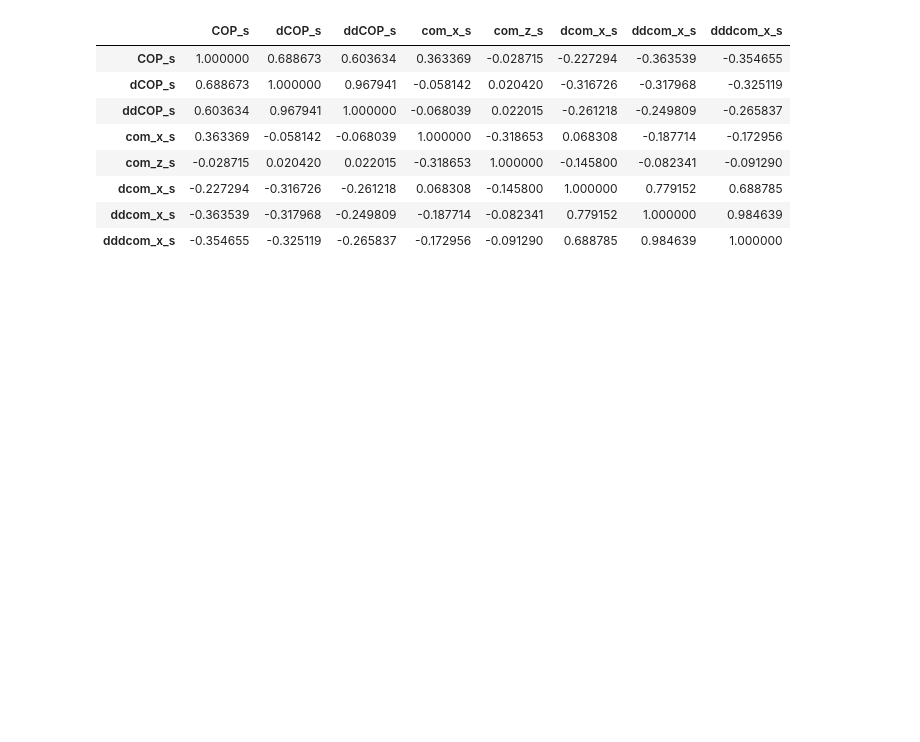
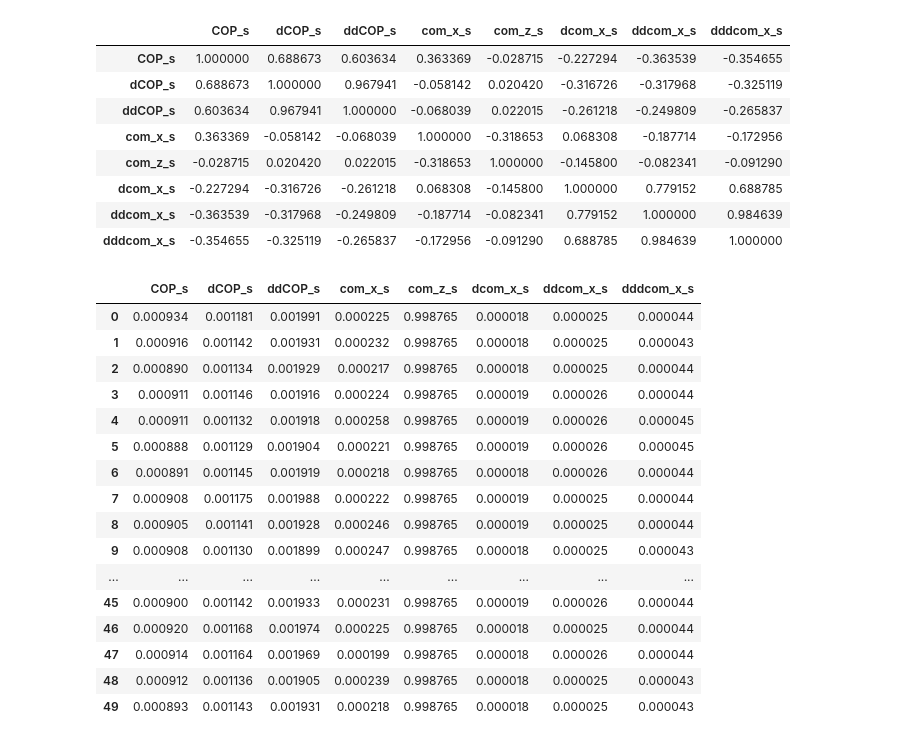
Before and after one commit to dalmatian-jp/MPC_donuts, a Jupyter notebook: analing_masani.ipynb, the cells around one changed output. Saved outputs shown, nothing was run; the diff lists cells and outputs as text; code cells hidden in the pictures; blank space fills up the shorter version.

```diff
--- a/analing_masani.ipynb
+++ b/analing_masani.ipynb
@@ -191,3 +191,23 @@ correlation_matrix
 | dcom_x_s | -0.227294 | -0.316726 | -0.261218 | 0.068308 | -0.145800 | 1.000000 | 0.779152 | 0.688785 |
 | ddcom_x_s | -0.363539 | -0.317968 | -0.249809 | -0.187714 | -0.082341 | 0.779152 | 1.000000 | 0.984639 |
 | dddcom_x_s | -0.354655 | -0.325119 | -0.265837 | -0.172956 | -0.091290 | 0.688785 | 0.984639 | 1.000000 |
+# %%
+final_rms_df
+# %% [output]
+|  | COP_s | dCOP_s | ddCOP_s | com_x_s | com_z_s | dcom_x_s | ddcom_x_s | dddcom_x_s |
+| 0 | 0.000934 | 0.001181 | 0.001991 | 0.000225 | 0.998765 | 0.000018 | 0.000025 | 0.000044 |
+| 1 | 0.000916 | 0.001142 | 0.001931 | 0.000232 | 0.998765 | 0.000018 | 0.000025 | 0.000043 |
+| 2 | 0.000890 | 0.001134 | 0.001929 | 0.000217 | 0.998765 | 0.000018 | 0.000025 | 0.000044 |
+| 3 | 0.000911 | 0.001146 | 0.001916 | 0.000224 | 0.998765 | 0.000019 | 0.000026 | 0.000044 |
+| 4 | 0.000911 | 0.001132 | 0.001918 | 0.000258 | 0.998765 | 0.000019 | 0.000026 | 0.000045 |
+| 5 | 0.000888 | 0.001129 | 0.001904 | 0.000221 | 0.998765 | 0.000019 | 0.000026 | 0.000045 |
+| 6 | 0.000891 | 0.001145 | 0.001919 | 0.000218 | 0.998765 | 0.000018 | 0.000026 | 0.000044 |
+| 7 | 0.000908 | 0.001175 | 0.001988 | 0.000222 | 0.998765 | 0.000019 | 0.000025 | 0.000044 |
+| 8 | 0.000905 | 0.001141 | 0.001928 | 0.000246 | 0.998765 | 0.000019 | 0.000025 | 0.000044 |
+| 9 | 0.000908 | 0.001130 | 0.001899 | 0.000247 | 0.998765 | 0.000018 | 0.000025 | 0.000043 |
+| ... | ... | ... | ... | ... | ... | ... | ... | ... |
+| 45 | 0.000900 | 0.001142 | 0.001933 | 0.000231 | 0.998765 | 0.000019 | 0.000026 | 0.000044 |
+| 46 | 0.000920 | 0.001168 | 0.001974 | 0.000225 | 0.998765 | 0.000018 | 0.000025 | 0.000044 |
+| 47 | 0.000914 | 0.001164 | 0.001969 | 0.000199 | 0.998765 | 0.000018 | 0.000026 | 0.000044 |
+| 48 | 0.000912 | 0.001136 | 0.001905 | 0.000239 | 0.998765 | 0.000018 | 0.000025 | 0.000043 |
+| 49 | 0.000893 | 0.001143 | 0.001931 | 0.000218 | 0.998765 | 0.000018 | 0.000025 | 0.000043 |
```
Also changed, not shown: parts of 3 cells of this notebook.
